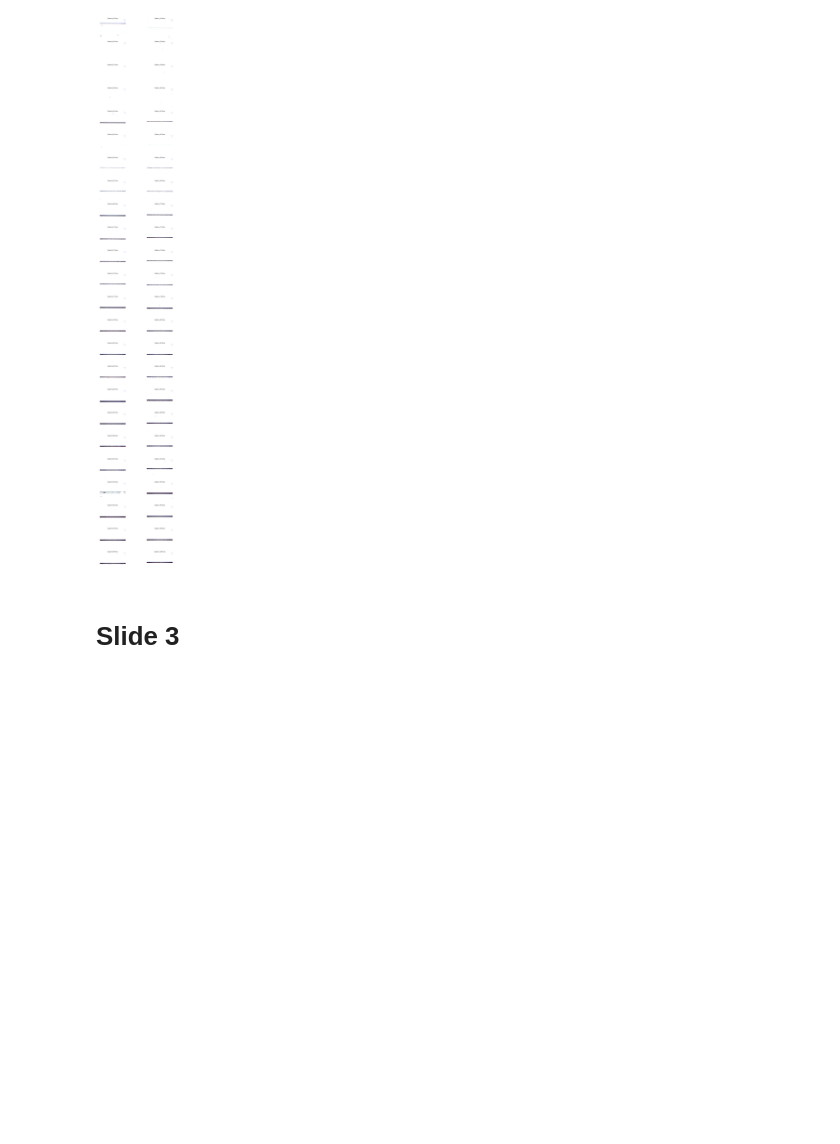
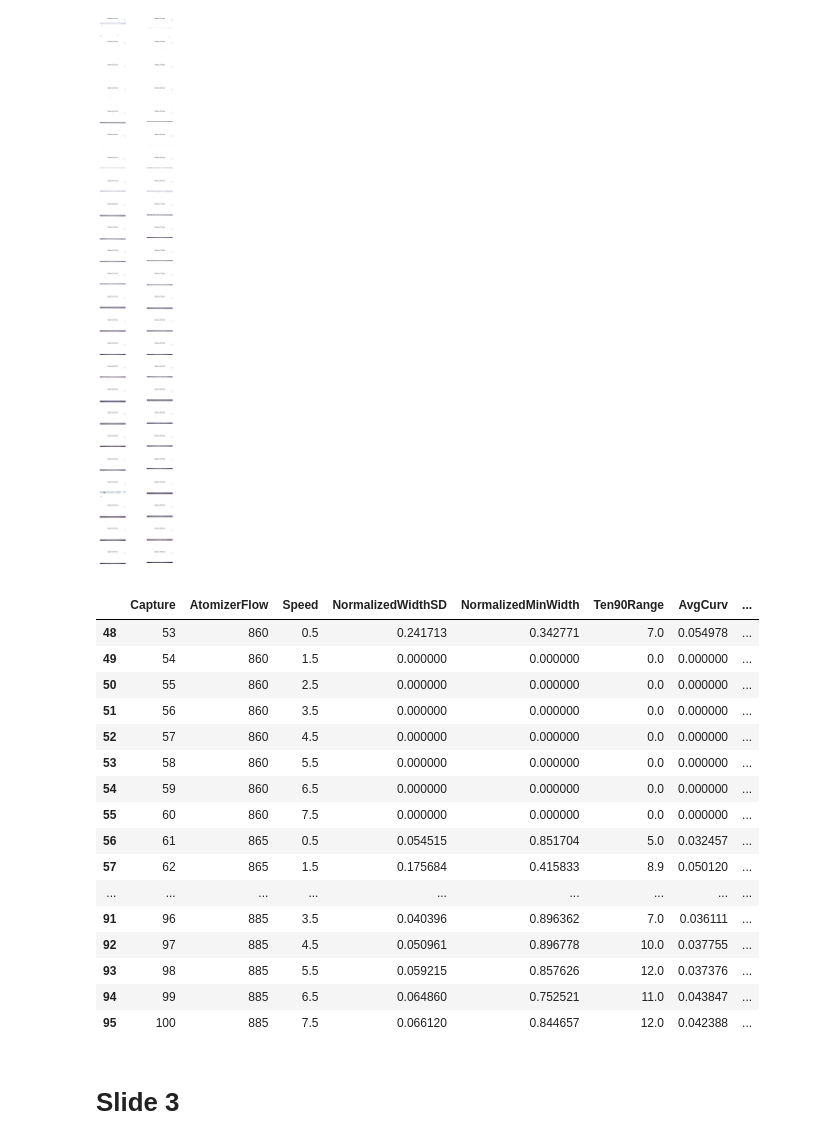
Before and after one commit to marsh1717/UpdateMaterial, a Jupyter notebook: Image Sharing Notebook.ipynb, the cells around one changed output. Cells and saved outputs as stored; diff of their text form; code cells hidden in the pictures; blank space fills up the shorter version.

```diff
--- a/Image Sharing Notebook.ipynb
+++ b/Image Sharing Notebook.ipynb
@@ -75,6 +101,26 @@ for i, img in enumerate(images):
 plt.show()
 # %% [output]
 [figure]
+# %%
+IPtable[IPtable['Slide']==2][['Capture', 'AtomizerFlow', 'Speed', 'NormalizedWidthSD', 'NormalizedMinWidth', 'Ten90Range', 'AvgCurv', 'QualityScore1', 'QualityScore2', 'QualityScore3']]
+# %% [output]
+|  | Capture | AtomizerFlow | Speed | NormalizedWidthSD | NormalizedMinWidth | Ten90Range | AvgCurv | ... |
+| 48 | 53 | 860 | 0.5 | 0.241713 | 0.342771 | 7.0 | 0.054978 | ... |
+| 49 | 54 | 860 | 1.5 | 0.000000 | 0.000000 | 0.0 | 0.000000 | ... |
+| 50 | 55 | 860 | 2.5 | 0.000000 | 0.000000 | 0.0 | 0.000000 | ... |
+| 51 | 56 | 860 | 3.5 | 0.000000 | 0.000000 | 0.0 | 0.000000 | ... |
+| 52 | 57 | 860 | 4.5 | 0.000000 | 0.000000 | 0.0 | 0.000000 | ... |
+| 53 | 58 | 860 | 5.5 | 0.000000 | 0.000000 | 0.0 | 0.000000 | ... |
+| 54 | 59 | 860 | 6.5 | 0.000000 | 0.000000 | 0.0 | 0.000000 | ... |
+| 55 | 60 | 860 | 7.5 | 0.000000 | 0.000000 | 0.0 | 0.000000 | ... |
+| 56 | 61 | 865 | 0.5 | 0.054515 | 0.851704 | 5.0 | 0.032457 | ... |
+| 57 | 62 | 865 | 1.5 | 0.175684 | 0.415833 | 8.9 | 0.050120 | ... |
+| ... | ... | ... | ... | ... | ... | ... | ... | ... |
+| 91 | 96 | 885 | 3.5 | 0.040396 | 0.896362 | 7.0 | 0.036111 | ... |
+| 92 | 97 | 885 | 4.5 | 0.050961 | 0.896778 | 10.0 | 0.037755 | ... |
+| 93 | 98 | 885 | 5.5 | 0.059215 | 0.857626 | 12.0 | 0.037376 | ... |
+| 94 | 99 | 885 | 6.5 | 0.064860 | 0.752521 | 11.0 | 0.043847 | ... |
+| 95 | 100 | 885 | 7.5 | 0.066120 | 0.844657 | 12.0 | 0.042388 | ... |
 # %% [markdown]
 # Slide 3
 # %%
```
Also changed, not shown: parts of 8 cells of this notebook, 1 other file.
